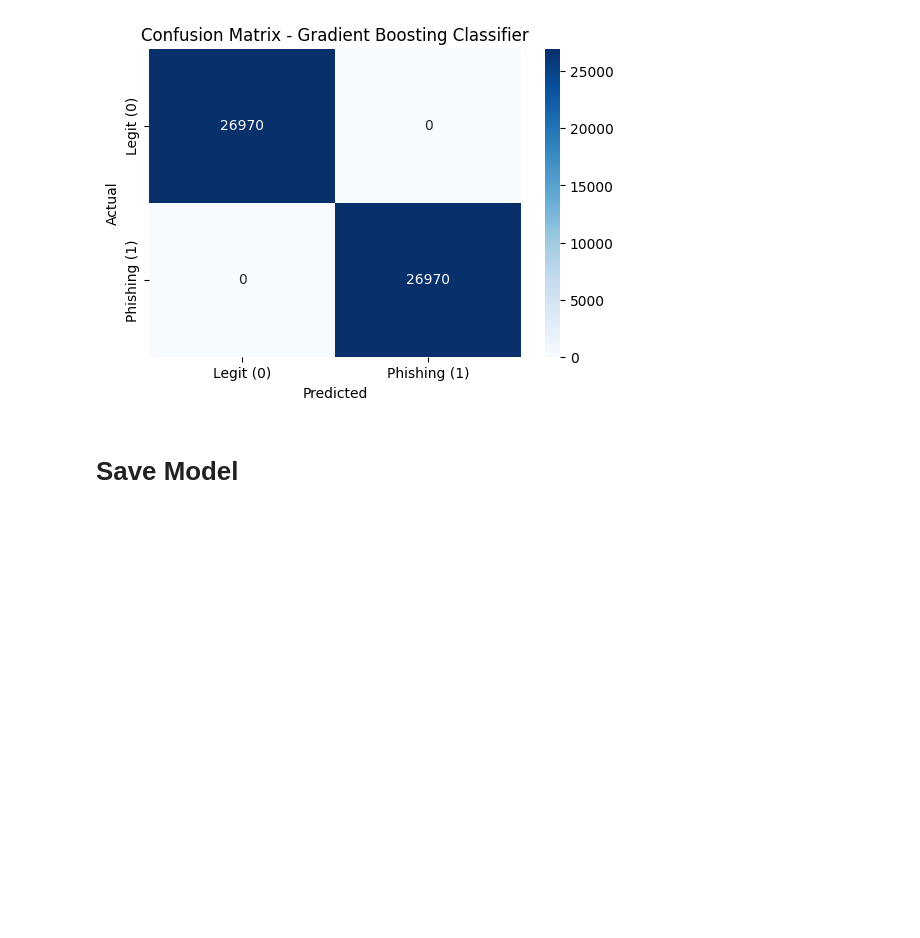
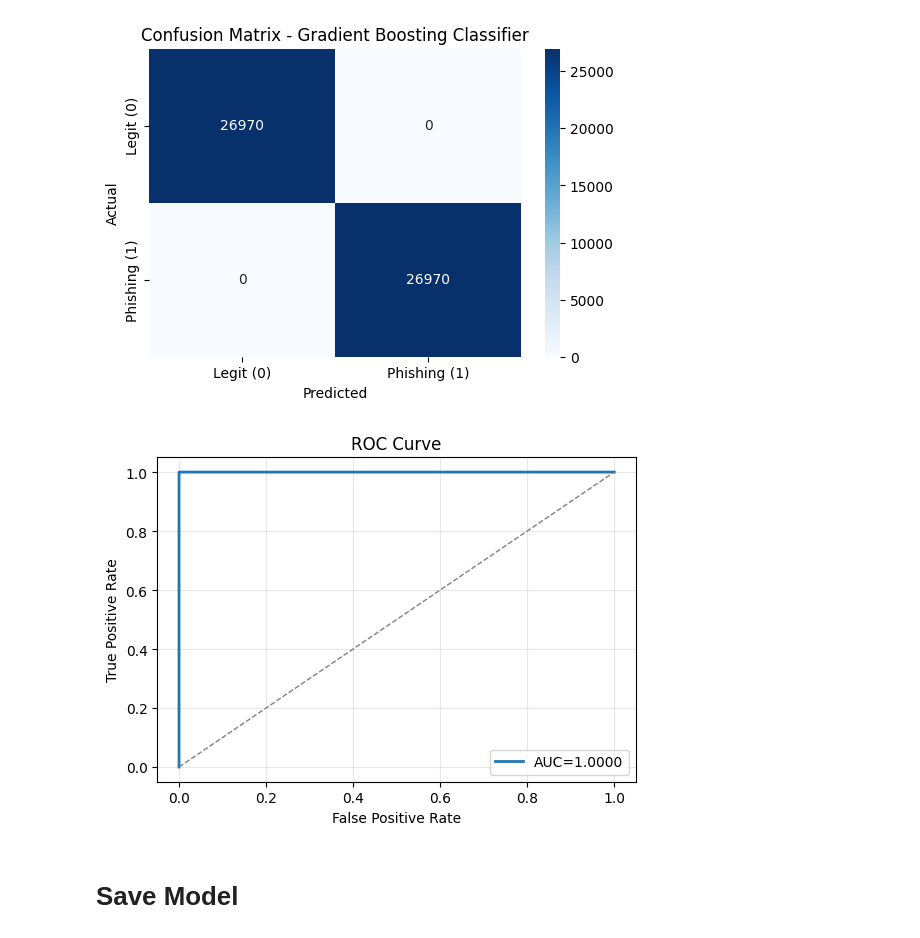
Before and after one commit to Lasvut/DLIGroupAssignmentJ, a Jupyter notebook: GroupJ_DLIAssignment.ipynb, the cells around one changed output. Saved outputs shown, nothing was run; the diff lists cells and outputs as text; code cells hidden in the pictures; blank space fills up the shorter version.

Commit message:
added evaluation graph

```diff
--- a/GroupJ_DLIAssignment.ipynb
+++ b/GroupJ_DLIAssignment.ipynb
@@ -618,6 +636,20 @@ plt.title("Confusion Matrix - Gradient Boosting Classifier")
 plt.show()
 # %% [output]
 [figure]
+# %%
+from sklearn.metrics import roc_curve, roc_auc_score
+
+fpr, tpr, _ = roc_curve(y_test, y_pred_proba)
+auc = roc_auc_score(y_test, y_pred_proba)
+
+plt.figure(figsize=(5.6,4.2))
+plt.plot(fpr, tpr, lw=2, label=f'AUC={auc:.4f}')
+plt.plot([0,1],[0,1],'--',lw=1,color='gray')
+plt.xlabel('False Positive Rate'); plt.ylabel('True Positive Rate')
+plt.title('ROC Curve'); plt.legend(); plt.grid(True, alpha=0.3)
+plt.tight_layout(); plt.show()
+# %% [output]
+[figure, added]
 # %% [markdown]
 # Save Model
 # %% [markdown]
```
Also changed, not shown: parts of 2 cells of this notebook.
